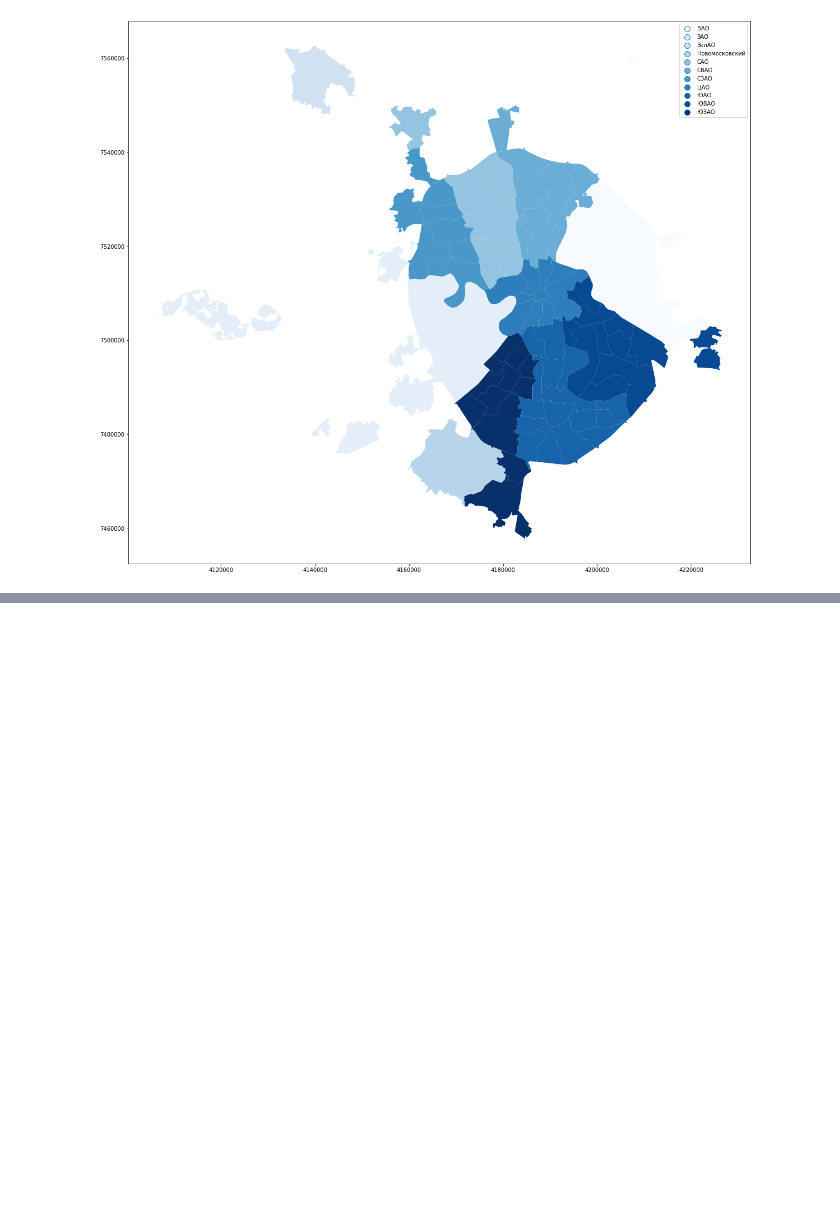
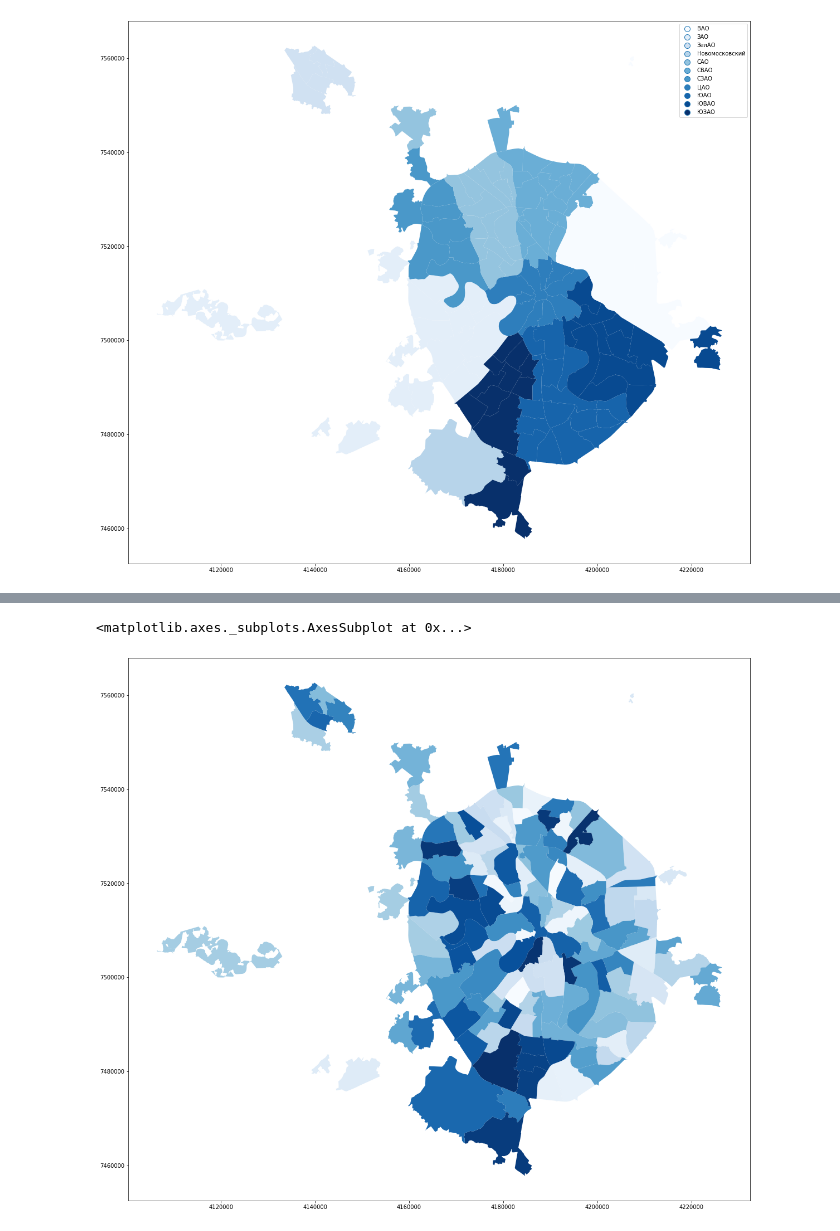
Before and after one commit to kirastain/SPO-5sem, a Jupyter notebook: lab3/Untitled1.ipynb, the cells around one changed output, grey strips where cells are left out. Saved outputs shown, nothing was run; the diff lists cells and outputs as text; code cells hidden in the pictures; blank space fills up the shorter version.

```diff
--- a/lab3/Untitled1.ipynb
+++ b/lab3/Untitled1.ipynb
@@ -165,0 +181,7 @@ MergeError: No common columns to perform merge on. Merge options: left_on=None,
+# %%
+complete_map = pd.merge(left=full_votes, right=m_map_wm, left_on='District', right_on='NAME')
+complete_map = gpd.GeoDataFrame(complete_map)
+complete_map.plot(column = 'NAME', linewidth=1, cmap='Blues', legend=False, figsize=[20,20], )
+# %% [output]
+<matplotlib.axes._subplots.AxesSubplot at 0x...>
+[figure, added]
```
Also changed, not shown: parts of 12 cells of this notebook.
